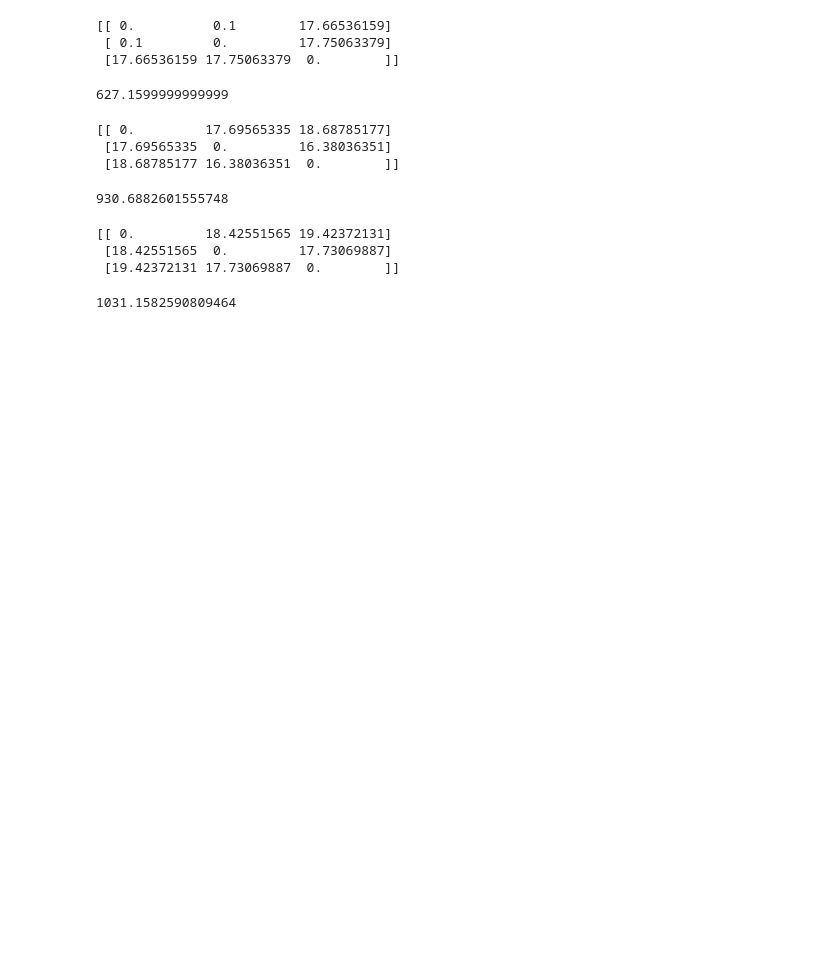
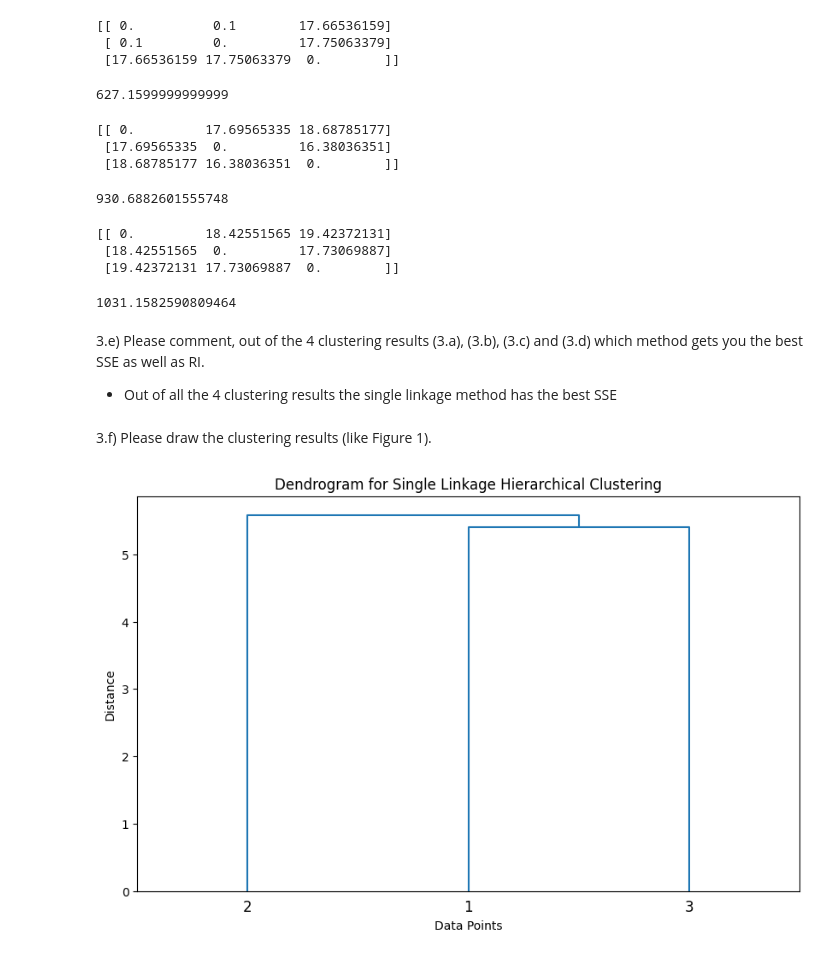
Before and after one commit to natalie2nguyen/ML_Assignment3, a Jupyter notebook: assignment3.ipynb, the cells around one changed output. Drawn from its saved outputs; the diff is of its cells as text; code cells hidden in the pictures; blank space fills up the shorter version.

Commit message:
plotted figures for linkage algorithms

```diff
--- a/assignment3.ipynb
+++ b/assignment3.ipynb
@@ -578,3 +573,24 @@ centroid_sse = calculate_sse(centroid_linkage_matrix)
 print(centroid_sse)
 # %% [output]
 1031.1582590809464
+# %% [markdown]
+3.e) Please comment, out of the 4 clustering results (3.a), (3.b), (3.c) and (3.d) which
+method gets you the best SSE as well as RI.
+
+- Out of all the 4 clustering results the single linkage method has the best SSE
+# %% [markdown]
+3.f) Please draw the clustering results (like Figure 1).
+# %%
+import scipy.cluster.hierarchy as sch
+
+s_linkage_matrix = sch.linkage(single_linkage_matrix, method='single')
+
+# Plot the dendrogram
+plt.figure(figsize=(10, 6))
+sch.dendrogram(s_linkage_matrix, labels=['1', '2', '3'], color_threshold=0)
+plt.title('Dendrogram for Single Linkage Hierarchical Clustering')
+plt.xlabel('Data Points')
+plt.ylabel('Distance')
+plt.show()
+# %% [output]
+[figure, added]
```
Also changed, not shown: parts of 10 cells of this notebook.
